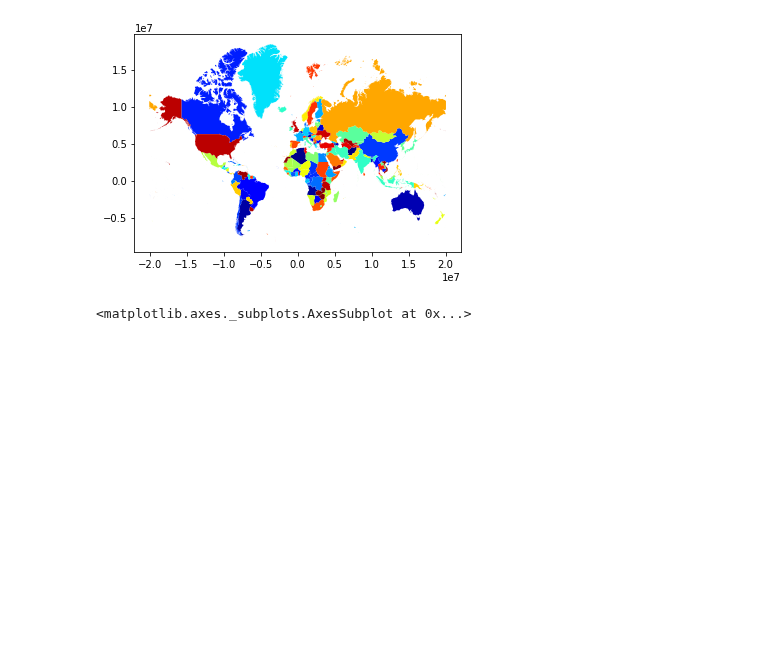
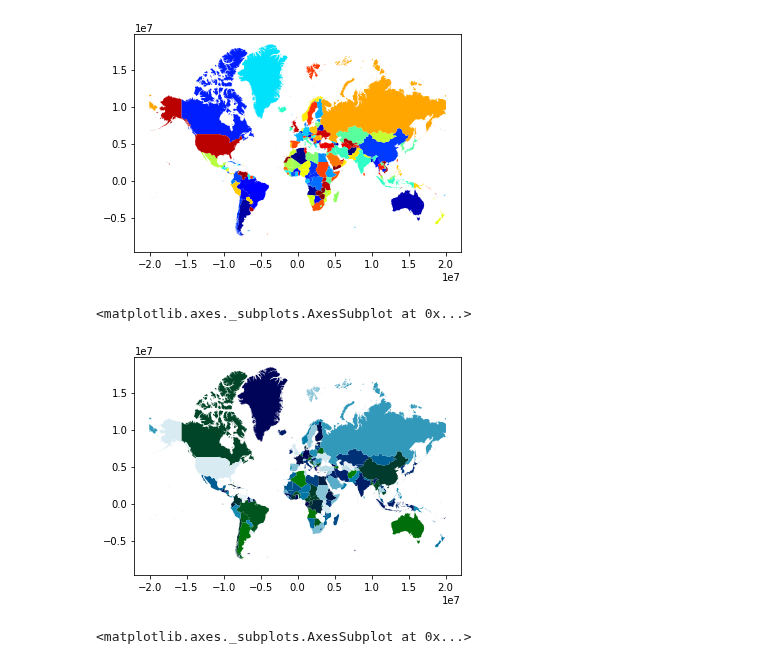
Before and after one commit to Eswa2020/data-prep-project, a Jupyter notebook: geopandas.ipynb, the cells around one changed output. Saved outputs shown, nothing was run; the diff lists cells and outputs as text; code cells hidden in the pictures; blank space fills up the shorter version.

```diff
--- a/geopandas.ipynb
+++ b/geopandas.ipynb
@@ -153,6 +155,11 @@ world_data3.plot(column='NAME',cmap='jet')
 # %% [output]
 <matplotlib.axes._subplots.AxesSubplot at 0x...>
 [figure]
+# %%
+world_data3.plot(column='NAME',cmap='ocean')
+# %% [output]
+<matplotlib.axes._subplots.AxesSubplot at 0x...>
+[figure, added]
 # %%
 world_data3.plot(column='NAME',cmap='OrRd')
 # %% [output]
```
Also changed, not shown: parts of 7 cells of this notebook.
